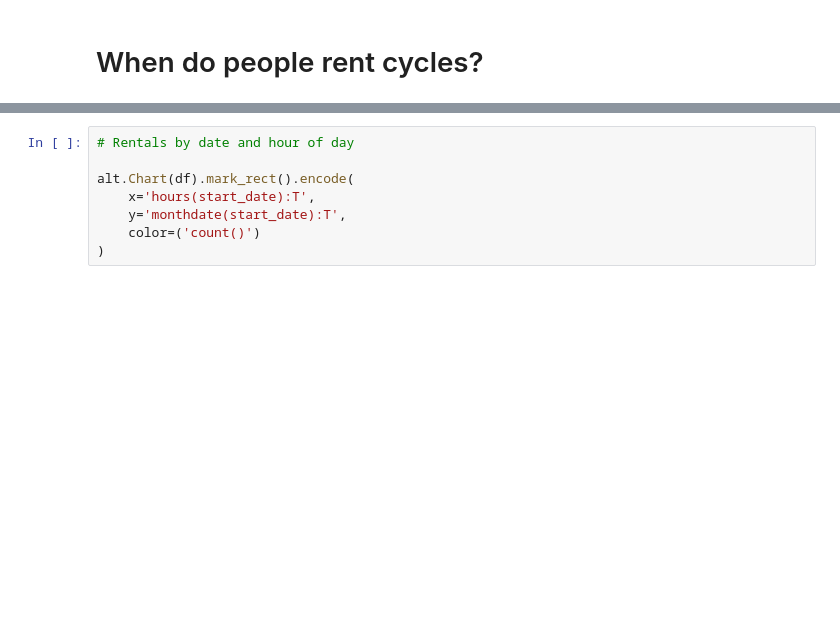
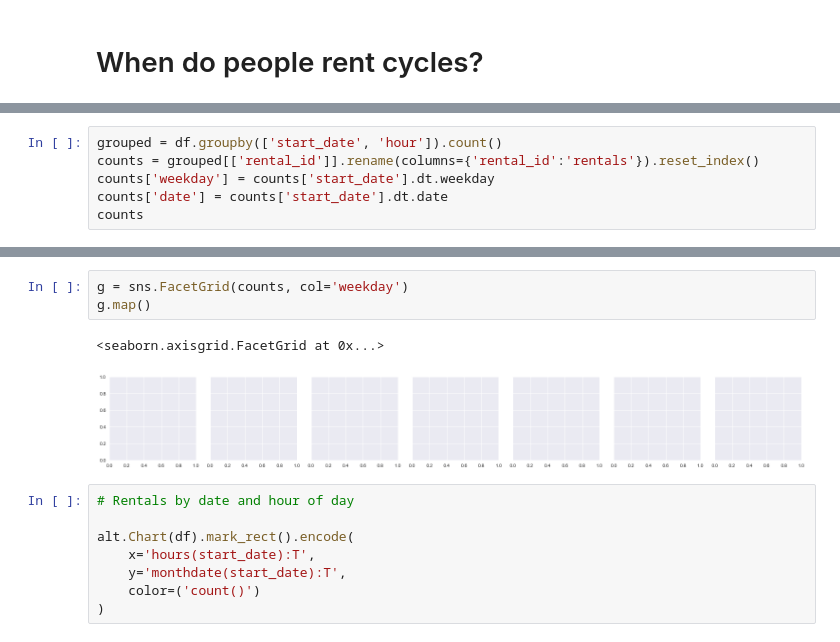
Before and after one commit to fabiangunzinger/london_cycling, a Jupyter notebook: london_cycling.ipynb, the cells around one changed output, grey strips where cells are left out. Cells and saved outputs as stored; diff of their text form; blank space fills up the shorter version.

```diff
--- a/london_cycling.ipynb
+++ b/london_cycling.ipynb
@@ -67,0 +97,6 @@ hod | dow
+# %%
+grouped = df.groupby(['start_date', 'hour']).count()
+counts = grouped[['rental_id']].rename(columns={'rental_id':'rentals'}).reset_index()
+counts['weekday'] = counts['start_date'].dt.weekday
+counts['date'] = counts['start_date'].dt.date
+counts
@@ -68,3 +117,9 @@ hod | dow
+# %%
+g = sns.FacetGrid(counts, col='weekday')
+g.map()
+# %% [output]
+<seaborn.axisgrid.FacetGrid at 0x...>
+[figure, added]
 # %%
 # Rentals by date and hour of day
 
```
Also changed, not shown: parts of 15 cells of this notebook, 2 other files.
